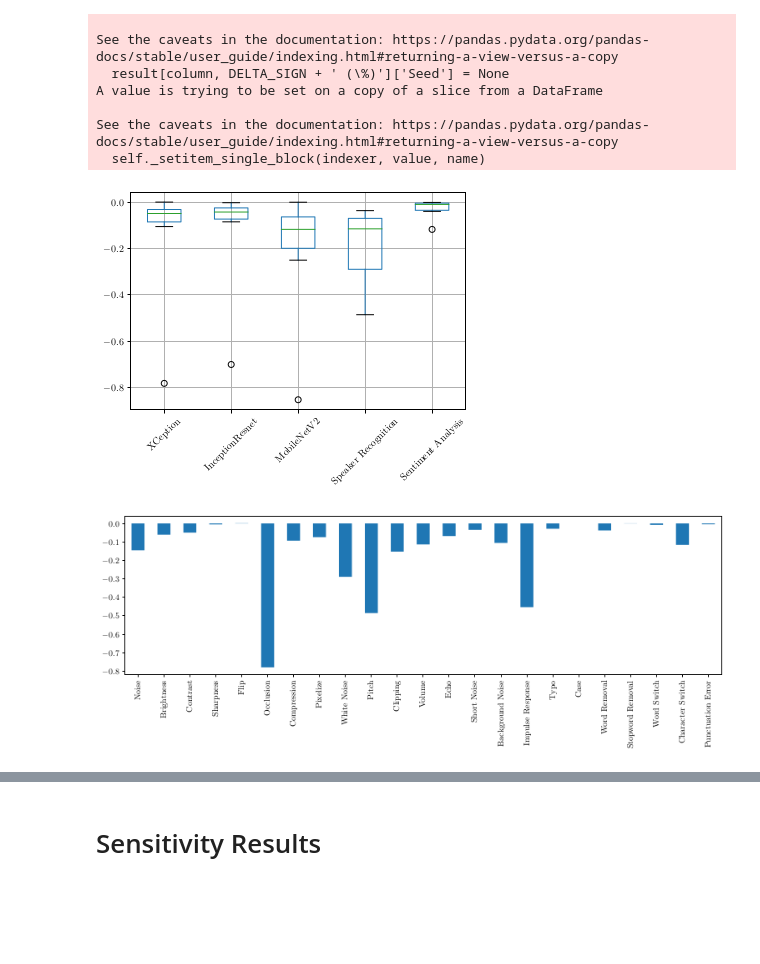
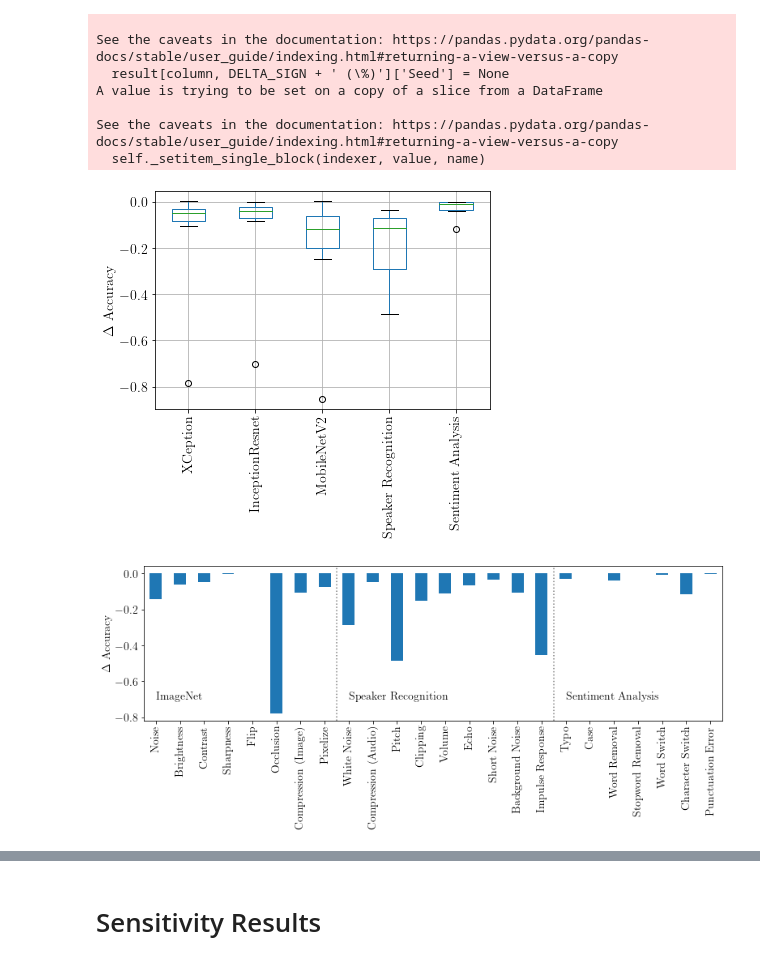
Before and after one commit to mlxyz/insynth, a Jupyter notebook: experiments/result_analysis.ipynb, the cells around one changed output, grey strips where cells are left out. Saved outputs shown, nothing was run; the diff lists cells and outputs as text; code cells hidden in the pictures; blank space fills up the shorter version.

```diff
--- a/experiments/result_analysis.ipynb
+++ b/experiments/result_analysis.ipynb
@@ -4,7 +4,7 @@ import os.path
 
 import pandas as pd
 # %%
-EXPERIMENT_RESULT_DIR = "C:\\Users\\MarianLambert\\OneDrive - mail.uni-mannheim.de\\02 - Studium\\04 - Semester 4\\Thesis\\Ergebnisse\\"
+EXPERIMENT_RESULT_DIR = "E:\\Daten\\OneDrive - mail.uni-mannheim.de\\02 - Studium\\04 - Semester 4\\Thesis\\Ergebnisse"
 # %%
 performance_results = pd.read_csv(os.path.join(EXPERIMENT_RESULT_DIR, 'performance_comparison.csv'), index_col=0)
 # %%
@@ -77,7 +77,7 @@ index_description_mapping = {
     'ImageSharpnessPerturbator': 'Sharpness',
     'ImageFlipPerturbator': 'Flip',
     'ImageOcclusionPerturbator': 'Occlusion',
-    'ImageCompressionPerturbator': 'Compression',
+    'ImageCompressionPerturbator': 'Compression (Image)',
     'ImagePixelizePerturbator': 'Pixelize',
     'TextTypoPerturbator': 'Typo',
     'TextCasePerturbator': 'Case',
@@ -87,7 +87,7 @@ index_description_mapping = {
     'TextCharacterSwitchPerturbator': 'Character Switch',
     'TextPunctuationErrorPerturbator': 'Punctuation Error',
     'AudioBackgroundWhiteNoisePerturbator': 'White Noise',
-    'AudioCompressionPerturbator': 'Compression',
+    'AudioCompressionPerturbator': 'Compression (Audio)',
     'AudioPitchPerturbator': 'Pitch',
     'AudioClippingPerturbator': 'Clipping',
     'AudioVolumePerturbator': 'Volume',
@@ -122,13 +122,17 @@ results = {k: result.rename(columns=column_description_mapping) for k, result in
 import pandas as pd
 import matplotlib
 import matplotlib.pyplot as plt
+plt.interactive(True)
 
-matplotlib.use("pgf")
+
+
+#matplotlib.use("pgf")
 matplotlib.rcParams.update({
     "pgf.texsystem": "pdflatex",
     'font.family': 'serif',
     'text.usetex': True,
     'pgf.rcfonts': False,
+    'font.size': 14
 })
 plt.tight_layout()
 # %% [output]
@@ -203,25 +203,31 @@ temp_df = pd.concat(results, axis=1).drop(['Seed', 'Combined'])
 temp_df = temp_df.filter(list(rows.values()))
 temp_df.columns = rows.keys()
 ax = temp_df.boxplot()
-plt.xticks(rotation=45)
+plt.xticks(rotation=90)
+plt.ylabel('$\Delta$ Accuracy')
 ax.figure.savefig('output/performance_change.pgf', bbox_inches='tight')
 # %% [output]
-[figure, old version]
+[figure, new version]
 # %%
 rows = {
     'XCeption': ('Accuracy', '$\Delta$ (\%)'),
     'InceptionResnet': ('Accuracy', '$\Delta$ (\%)'),
     'MobileNetV2': ('Accuracy', '$\Delta$ (\%)'),
     'Speaker Recognition': ('Accuracy', '$\Delta$ (\%)'),
     'Sentiment Analysis': ('Accuracy', '$\Delta$ (\%)')
 }
 
 
 temp_df = pd.concat(results,axis=1).drop(['Seed', 'Combined'])
 temp_df.columns = temp_df.columns.droplevel(level=0)
 temp_df = temp_df[[('Accuracy', '$\Delta$ (\%)')]].transpose()
 temp_df.index = rows.keys()
-ax = temp_df.mean().plot(kind='bar',figsize=(6.4*2, 3.5))
+ax = temp_df.mean().plot(kind='bar',figsize=(6.4*2, 3.5), ylabel='$\Delta$ Accuracy')
+plt.axvline(x=7.5, color='gray', ls='dotted')
+plt.axvline(x=16.5, color='gray', ls='dotted')
+plt.text(x=0, y=-0.7, s='ImageNet')
+plt.text(x=8, y=-0.7, s='Speaker Recognition')
+plt.text(x=17, y=-0.7, s='Sentiment Analysis')
 ax.figure.savefig('output/perturbator_performance_change.pgf', bbox_inches='tight')
 # %% [output]
-[figure, old version]
+[figure, new version]
```
Also changed, not shown: parts of 21 cells of this notebook.
